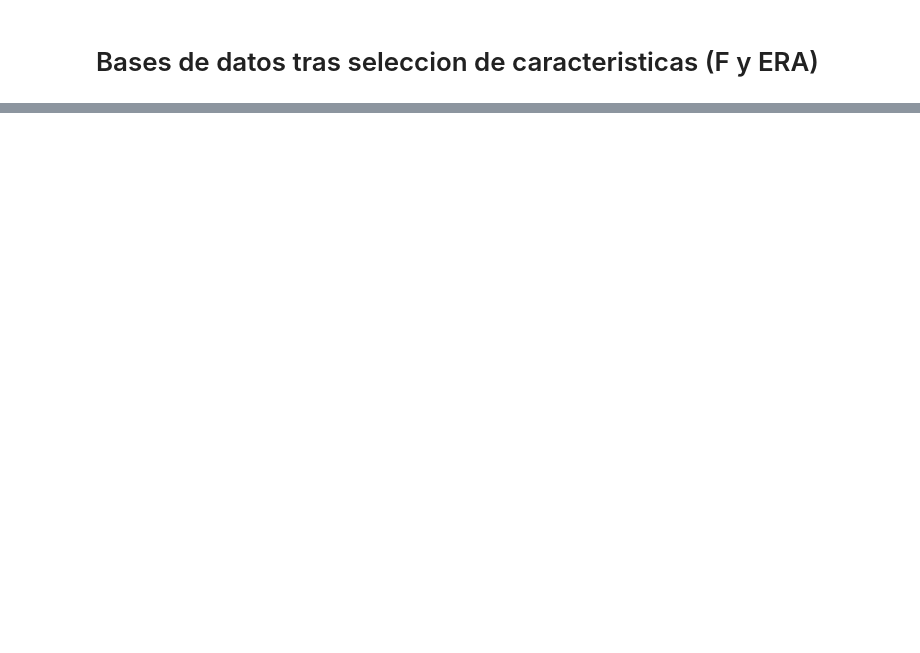
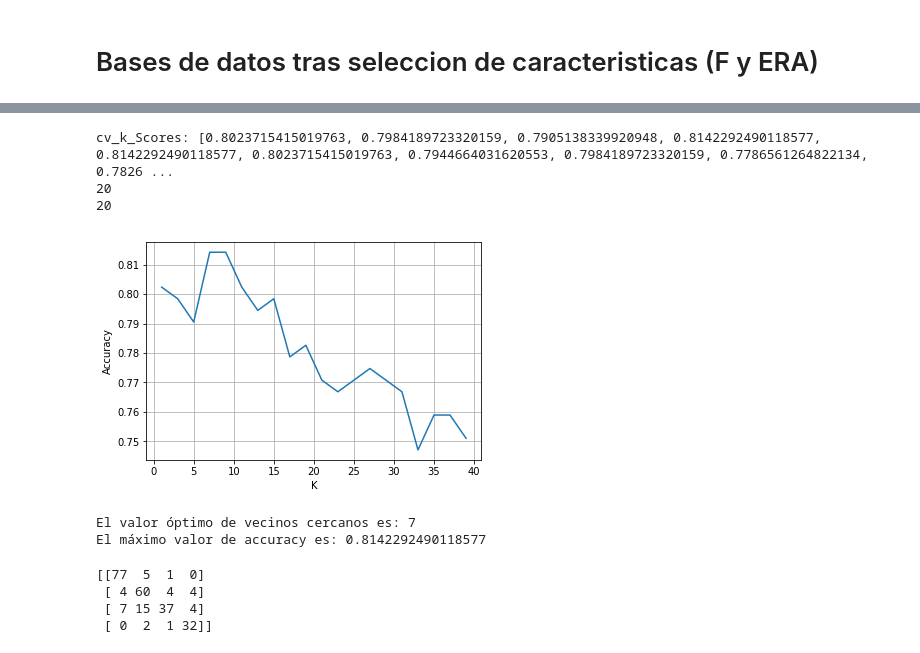
Before and after one commit to ariverap2016/PMD, a Jupyter notebook: PMD integrado_FINAL.ipynb, the cells around one changed output, grey strips where cells are left out. Saved outputs shown, nothing was run; the diff lists cells and outputs as text; code cells hidden in the pictures; blank space fills up the shorter version.

```diff
--- a/PMD integrado_FINAL.ipynb
+++ b/PMD integrado_FINAL.ipynb
@@ -455,7 +496,7 @@ El máximo valor de accuracy es: 0.7394366197183099
 # %% [markdown]
 Hemos obtenido como valor óptimo de vecinos cercanos el valor 7, por tanto creamos el modelo con este valor de k.
 # %%
-k = 11
+k = 7
 
 # K puntos mas cercanos
 _, top_k_indices = tf.nn.top_k(tf.negative(euclidian_distance), k=k)
@@ -730,7 +774,7 @@ x_train,x_test,y_train,y_test = train_test_split(x,y, test_size=0.2)
 # %%
 #Algoritmo univariante de prueba F
 
-n_variables = 10
+n_variables = 20
 
 selector_f = SelectKBest(f_classif, k= n_variables)
 
@@ -749,4 +793,4 @@ for i in range(len(atrib_names)):
     if atrib_matrix_f[i] == True:
         selected_atributes_f.append(atrib_names[i])
 
-print(selected_atributes_f)
+print('\n F de Fisher:', selected_atributes_f)
@@ -893,0 +1129,60 @@ print_accuracy()
+# %%
+# Creacion del modelo knn
+n_atributos = 20
+x_data_train = tf.placeholder(shape=[None, n_atributos], dtype=tf.float32)
+y_data_train = tf.placeholder(shape=[None, 4], dtype=tf.float32)
+x_data_test = tf.placeholder(shape=[None, n_atributos], dtype=tf.float32)
+# %%
+#Validacion cruzada para obtener una buena capacidad de generalizacion
+
+k_values = range(1,40,2)
+cv_k_scores = []
+
+distance = tf.reduce_sum(tf.abs(tf.subtract(x_data_train, tf.expand_dims(x_data_test, 1))), axis=2)
+
+for k in k_values:
+    _, top_k_indices = tf.nn.top_k(tf.negative(distance), k=k)
+    top_k_label = tf.gather(y_data_train, top_k_indices)
+
+    sum_up_predictions = tf.reduce_sum(top_k_label, axis=1)
+    prediction = tf.argmax(sum_up_predictions, axis=1)
+    sess = tf.Session()
+    prediction_outcome = sess.run(prediction, feed_dict =
+                              {x_data_train: x_train_fs,
+                               x_data_test: x_test_fs,
+                               y_data_train: y_train_f})
+
+    accuracy = 0
+    for pred, actual in zip(prediction_outcome, y_test_f):
+        if pred == np.argmax(actual):
+            accuracy += 1
+    cv_k_scores.append(accuracy / len(prediction_outcome))
+
+
+print('cv_k_Scores:',cv_k_scores)
+print(len(cv_k_scores))
+print(len(k_values))
+
+
+plt.plot(k_values, cv_k_scores)
+plt.grid()
+
+plt.xlabel('K')
+plt.ylabel('Accuracy')
+plt.show()
+
+
+# Seleccionamor el maximo porque consideramos accuracy
+
+print('El valor óptimo de vecinos cercanos es:',np.array(k_values)[cv_k_scores.index(np.array(cv_k_scores).max())])
+
+# Obtenemos el máximo valor de accuracy
+
+print('El máximo valor de accuracy es:',max(cv_k_scores))
+# %% [output]
+cv_k_Scores: [0.8023715415019763, 0.7984189723320159, 0.7905138339920948, 0.8142292490118577, 0.8142292490118577, 0.8023715415019763, 0.7944664031620553, 0.7984189723320159, 0.7786561264822134, 0.7826 ...
+20
+20
+[figure, added]
+El valor óptimo de vecinos cercanos es: 7
+El máximo valor de accuracy es: 0.8142292490118577
@@ -893,0 +1207,11 @@ print_accuracy()
+# %%
+# Obtenemos la matriz de confusión
+con = tf.confusion_matrix(labels=y_test_cls, predictions=prediction_outcome )
+sess = tf.Session()
+with sess.as_default():
+        print(sess.run(con))
+# %% [output]
+[[77  5  1  0]
+ [ 4 60  4  4]
+ [ 7 15 37  4]
+ [ 0  2  1 32]]
```
Also changed, not shown: parts of 52 cells of this notebook.
